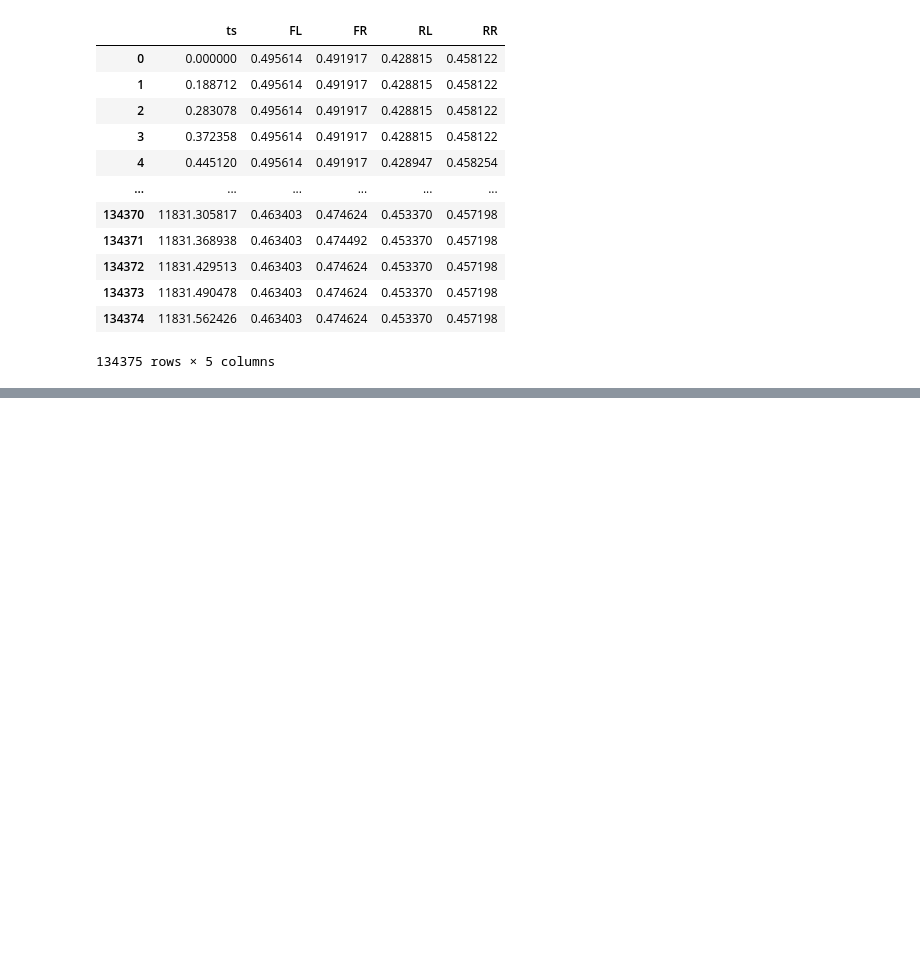
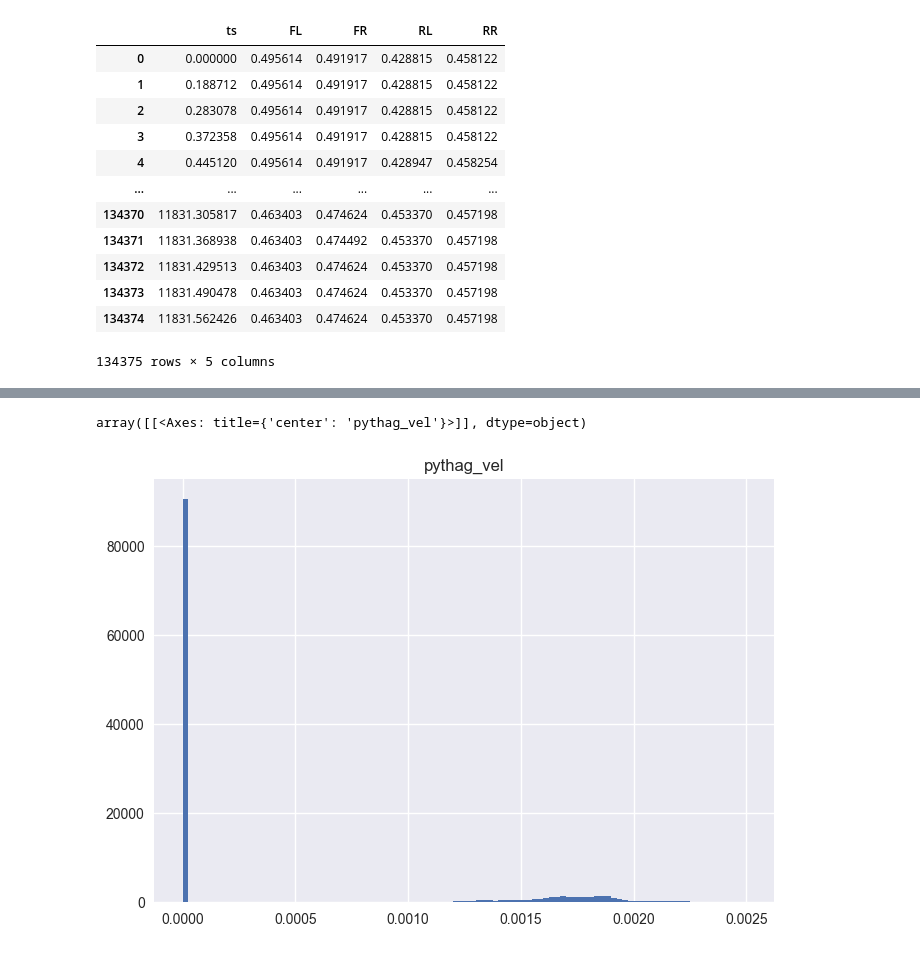
Before and after one commit to cwru-baja/candump_tooling, a Jupyter notebook: linpots.ipynb, the cells around one changed output, grey strips where cells are left out. Drawn from its saved outputs; the diff is of its cells as text; code cells hidden in the pictures; blank space fills up the shorter version.

```diff
--- a/linpots.ipynb
+++ b/linpots.ipynb
@@ -78,0 +99,6 @@ df.to_csv('linpots.csv', index=False)
+# %%
+small = df[df['pythag_vel'] < 0.25e-2]
+small.hist('pythag_vel', bins=100)
+# %% [output]
+array([[<Axes: title={'center': 'pythag_vel'}>]], dtype=object)
+[figure, added]
```
Also changed, not shown: parts of 20 cells of this notebook, 2 other files.
